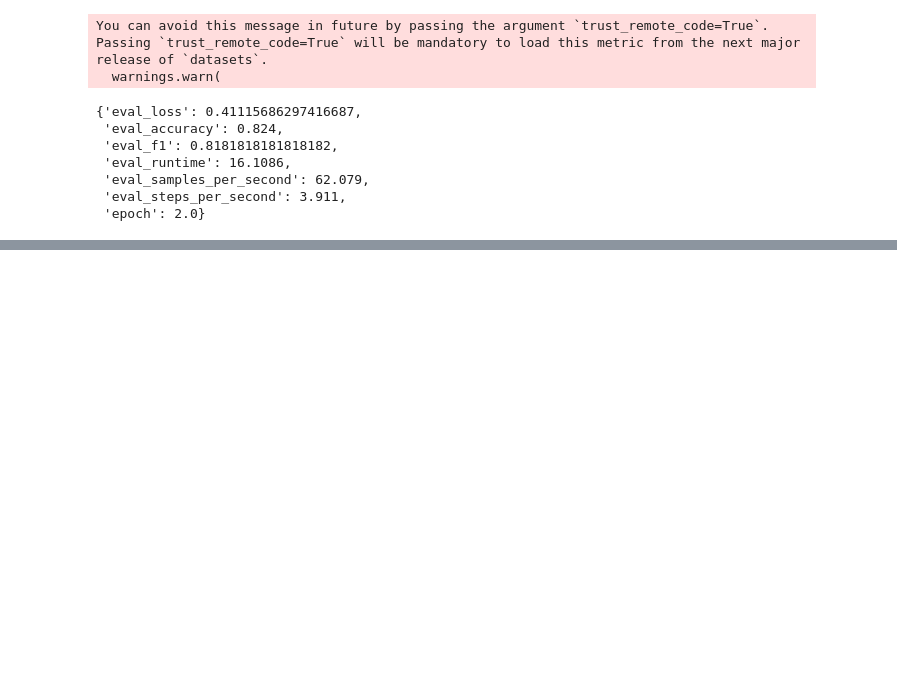
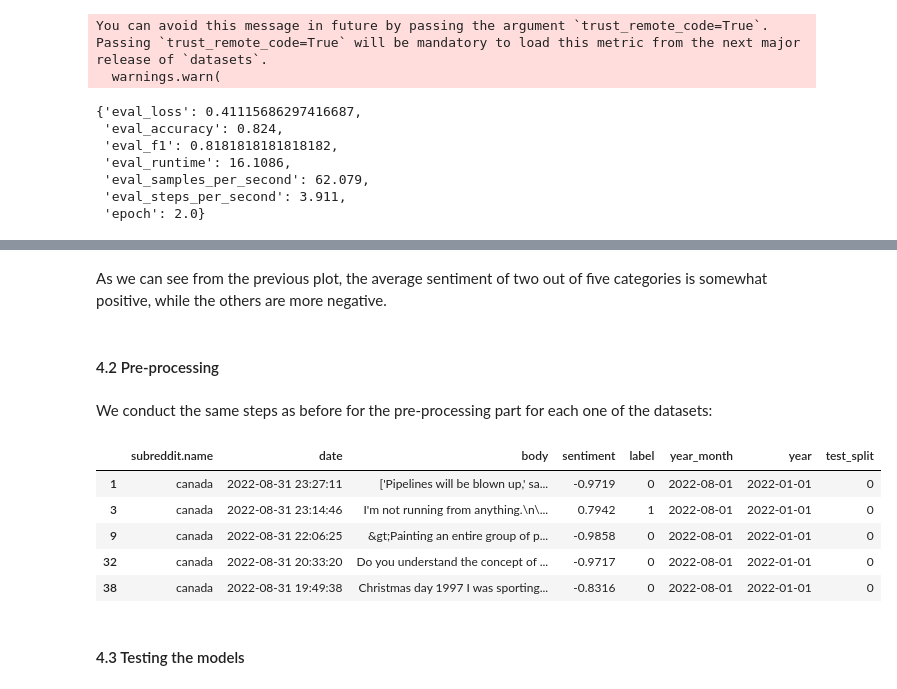
Before and after one commit to jimenasalinas/RedditGoesGreen, a Jupyter notebook: models/calculate_sentiment_hf.ipynb, the cells around one changed output, grey strips where cells are left out. Drawn from its saved outputs; the diff is of its cells as text; code cells hidden in the pictures; blank space fills up the shorter version.

```diff
--- a/models/calculate_sentiment_hf.ipynb
+++ b/models/calculate_sentiment_hf.ipynb
@@ -219,0 +278,15 @@ Passing `trust_remote_code=True` will be mandatory to load this metric from the
+# %% [markdown]
+As we can see from the previous plot, the average sentiment of two out of five categories is somewhat positive, while the others are more negative.
+# %% [markdown]
+#### 4.2 Pre-processing
+# %% [markdown]
+We conduct the same steps as before for the pre-processing part for each one of the datasets:
+# %%
+canada_comments.head()
+# %% [output]
+|  | subreddit.name | date | body | sentiment | label | year_month | year | test_split |
+| 1 | canada | 2022-08-31 23:27:11 | ['Pipelines will be blown up,' sa... | -0.9719 | 0 | 2022-08-01 | 2022-01-01 | 0 |
+| 3 | canada | 2022-08-31 23:14:46 | I'm not running from anything.\n\... | 0.7942 | 1 | 2022-08-01 | 2022-01-01 | 0 |
+| 9 | canada | 2022-08-31 22:06:25 | &gt;Painting an entire group of p... | -0.9858 | 0 | 2022-08-01 | 2022-01-01 | 0 |
+| 32 | canada | 2022-08-31 20:33:20 | Do you understand the concept of ... | -0.9717 | 0 | 2022-08-01 | 2022-01-01 | 0 |
+| 38 | canada | 2022-08-31 19:49:38 | Christmas day 1997 I was sporting... | -0.8316 | 0 | 2022-08-01 | 2022-01-01 | 0 |
@@ -219,0 +319,2 @@ Passing `trust_remote_code=True` will be mandatory to load this metric from the
+# %% [markdown]
+#### 4.3 Testing the models
```
Also changed, not shown: parts of 48 cells of this notebook.
